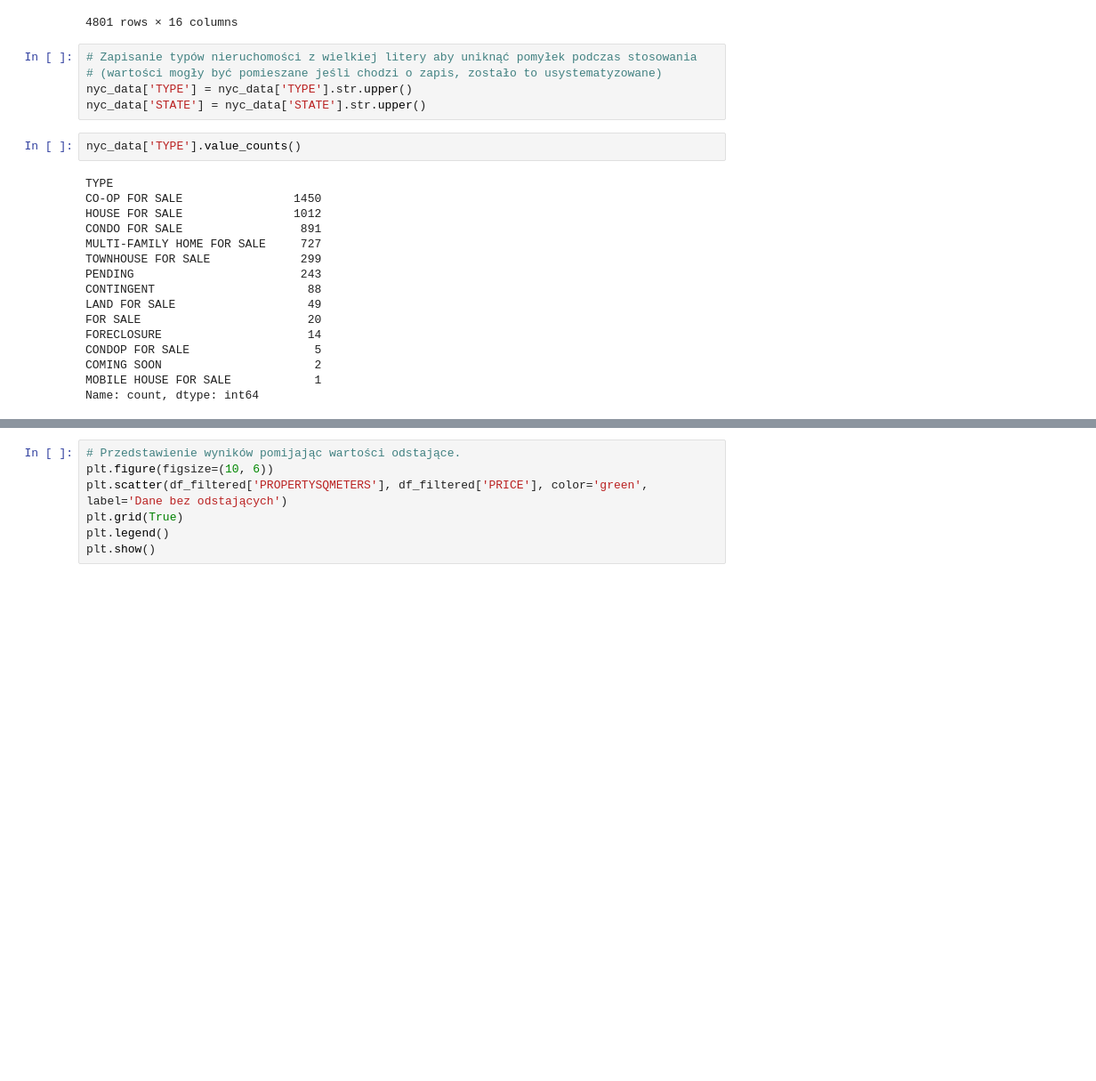
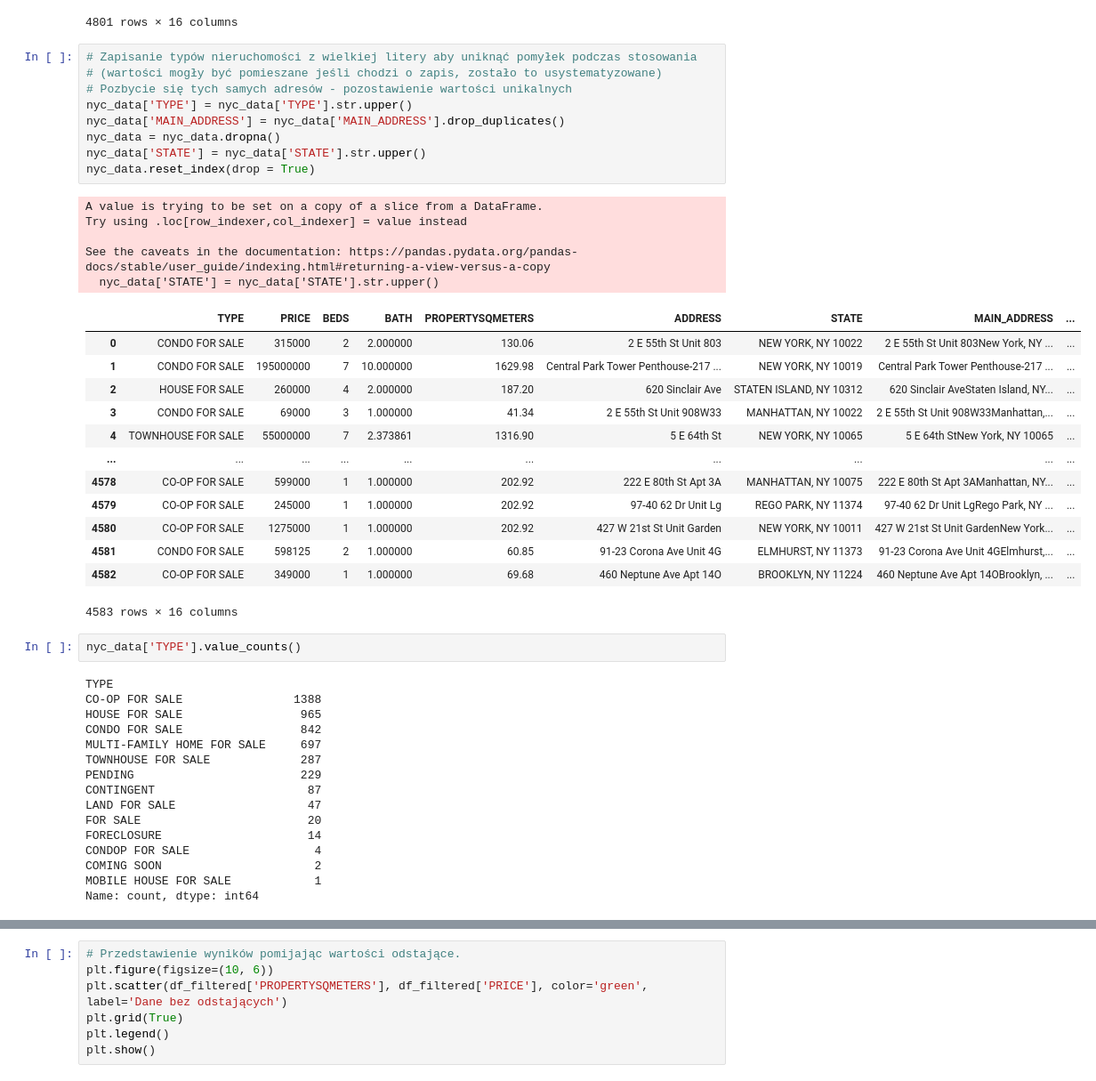
Before and after one commit to Baginka/DA_BA_NYCH, a Jupyter notebook: Data Analysis.ipynb, the cells around one changed output, grey strips where cells are left out. Shown at 89% size. Saved outputs shown, nothing was run; the diff lists cells and outputs as text; blank space fills up the shorter version.

```diff
--- a/Data Analysis.ipynb
+++ b/Data Analysis.ipynb
@@ -112,23 +111,46 @@ nyc_data
 # %%
 # Zapisanie typów nieruchomości z wielkiej litery aby uniknąć pomyłek podczas stosowania
 # (wartości mogły być pomieszane jeśli chodzi o zapis, zostało to usystematyzowane)
+# Pozbycie się tych samych adresów - pozostawienie wartości unikalnych
 nyc_data['TYPE'] = nyc_data['TYPE'].str.upper()
+nyc_data['MAIN_ADDRESS'] = nyc_data['MAIN_ADDRESS'].drop_duplicates()
+nyc_data = nyc_data.dropna()
 nyc_data['STATE'] = nyc_data['STATE'].str.upper()
+nyc_data.reset_index(drop = True)
+# %% [output]
+A value is trying to be set on a copy of a slice from a DataFrame.
+Try using .loc[row_indexer,col_indexer] = value instead
+
+See the caveats in the documentation: https://pandas.pydata.org/pandas-docs/stable/user_guide/indexing.html#returning-a-view-versus-a-copy
+  nyc_data['STATE'] = nyc_data['STATE'].str.upper()
+|  | TYPE | PRICE | BEDS | BATH | PROPERTYSQMETERS | ADDRESS | STATE | MAIN_ADDRESS | ... |
+| 0 | CONDO FOR SALE | 315000 | 2 | 2.000000 | 130.06 | 2 E 55th St Unit 803 | NEW YORK, NY 10022 | 2 E 55th St Unit 803New York, NY ... | ... |
+| 1 | CONDO FOR SALE | 195000000 | 7 | 10.000000 | 1629.98 | Central Park Tower Penthouse-217 ... | NEW YORK, NY 10019 | Central Park Tower Penthouse-217 ... | ... |
+| 2 | HOUSE FOR SALE | 260000 | 4 | 2.000000 | 187.20 | 620 Sinclair Ave | STATEN ISLAND, NY 10312 | 620 Sinclair AveStaten Island, NY... | ... |
+| 3 | CONDO FOR SALE | 69000 | 3 | 1.000000 | 41.34 | 2 E 55th St Unit 908W33 | MANHATTAN, NY 10022 | 2 E 55th St Unit 908W33Manhattan,... | ... |
+| 4 | TOWNHOUSE FOR SALE | 55000000 | 7 | 2.373861 | 1316.90 | 5 E 64th St | NEW YORK, NY 10065 | 5 E 64th StNew York, NY 10065 | ... |
+| ... | ... | ... | ... | ... | ... | ... | ... | ... | ... |
+| 4578 | CO-OP FOR SALE | 599000 | 1 | 1.000000 | 202.92 | 222 E 80th St Apt 3A | MANHATTAN, NY 10075 | 222 E 80th St Apt 3AManhattan, NY... | ... |
+| 4579 | CO-OP FOR SALE | 245000 | 1 | 1.000000 | 202.92 | 97-40 62 Dr Unit Lg | REGO PARK, NY 11374 | 97-40 62 Dr Unit LgRego Park, NY ... | ... |
+| 4580 | CO-OP FOR SALE | 1275000 | 1 | 1.000000 | 202.92 | 427 W 21st St Unit Garden | NEW YORK, NY 10011 | 427 W 21st St Unit GardenNew York... | ... |
+| 4581 | CONDO FOR SALE | 598125 | 2 | 1.000000 | 60.85 | 91-23 Corona Ave Unit 4G | ELMHURST, NY 11373 | 91-23 Corona Ave Unit 4GElmhurst,... | ... |
+| 4582 | CO-OP FOR SALE | 349000 | 1 | 1.000000 | 69.68 | 460 Neptune Ave Apt 14O | BROOKLYN, NY 11224 | 460 Neptune Ave Apt 14OBrooklyn, ... | ... |
+4583 rows × 16 columns
 # %%
 nyc_data['TYPE'].value_counts()
 # %% [output]
 TYPE
-CO-OP FOR SALE                1450
-HOUSE FOR SALE                1012
-CONDO FOR SALE                 891
-MULTI-FAMILY HOME FOR SALE     727
-TOWNHOUSE FOR SALE             299
-PENDING                        243
-CONTINGENT                      88
-LAND FOR SALE                   49
+CO-OP FOR SALE                1388
+HOUSE FOR SALE                 965
+CONDO FOR SALE                 842
+MULTI-FAMILY HOME FOR SALE     697
+TOWNHOUSE FOR SALE             287
+PENDING                        229
+CONTINGENT                      87
+LAND FOR SALE                   47
 FOR SALE                        20
 FORECLOSURE                     14
-CONDOP FOR SALE                  5
+CONDOP FOR SALE                  4
 COMING SOON                      2
 MOBILE HOUSE FOR SALE            1
 Name: count, dtype: int64
```
Also changed, not shown: parts of 13 cells of this notebook.
